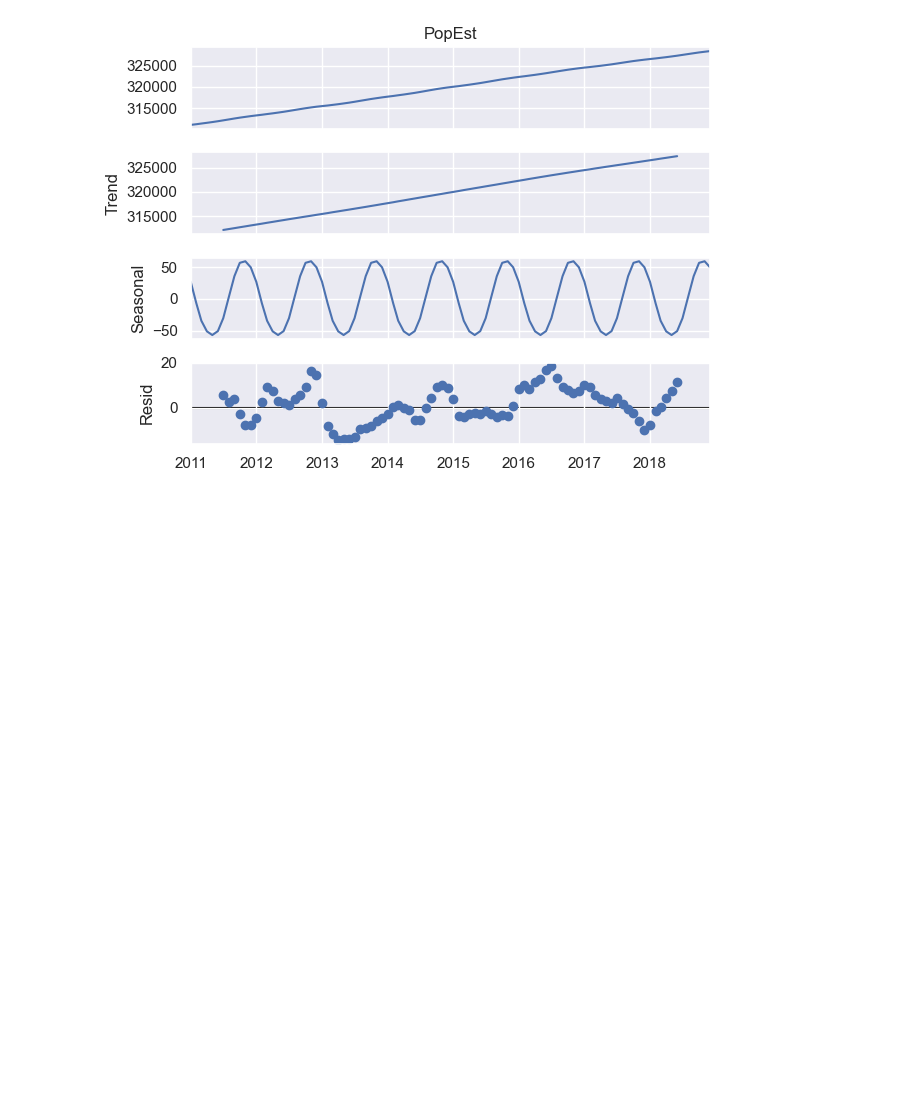
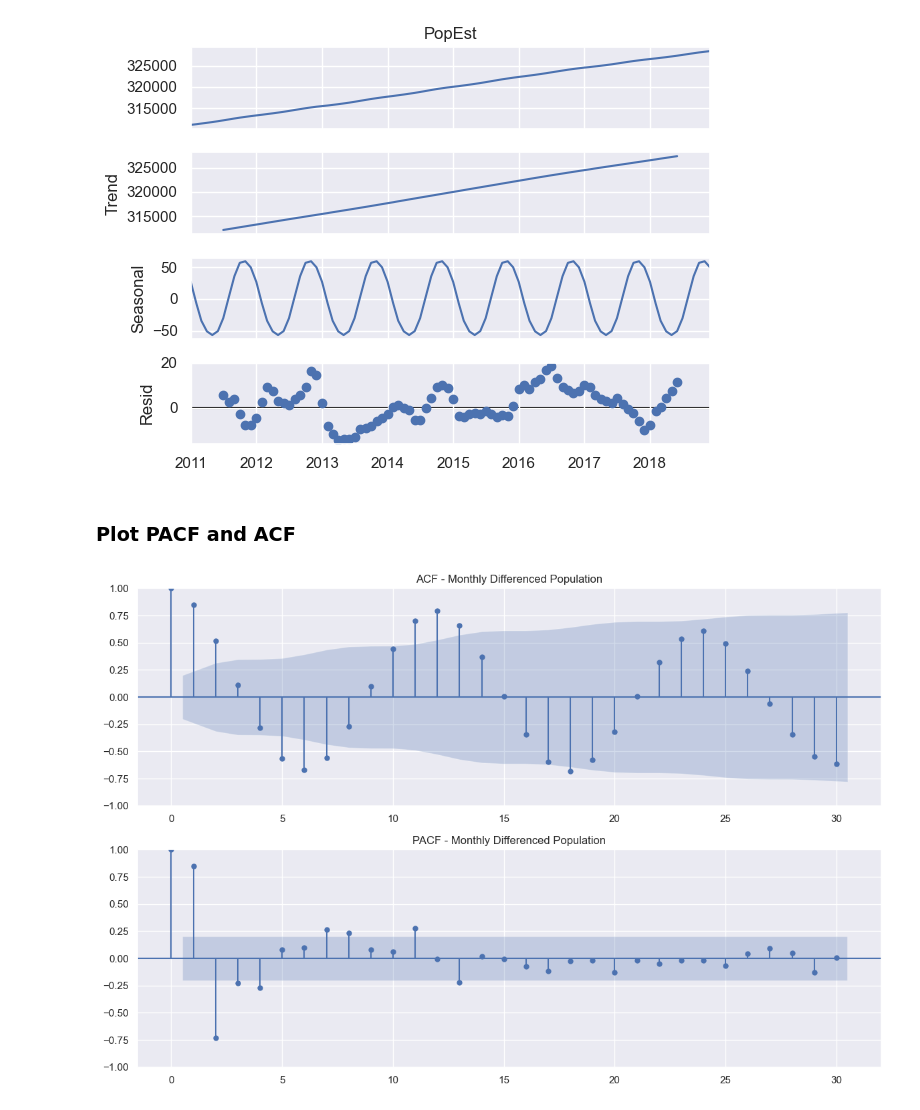
Before and after one commit to BenjaSar/AdST, a Jupyter notebook: tp_final.ipynb, the cells around one changed output. Saved outputs shown, nothing was run; the diff lists cells and outputs as text; code cells hidden in the pictures; blank space fills up the shorter version.

Commit message:
The pacf and acf diagraman were added.

```diff
--- a/tp_final.ipynb
+++ b/tp_final.ipynb
@@ -126,3 +126,23 @@ decomposition.plot()
 plt.show()
 # %% [output]
 [figure]
+# %% [markdown]
+### Plot PACF and ACF
+# %%
+df_mod['diff'] = df_mod['PopEst'].diff()
+# %%
+## Plot acf and pacf
+fig, ax = plt.subplots(2, 1, figsize=(12, 8))
+
+# ACF
+plot_acf(df_mod['diff'].dropna(), ax=ax[0], lags=30)
+ax[0].set_title("ACF - Monthly Differenced Population")
+
+# PACF plot
+plot_pacf(df_mod['diff'].dropna(), ax=ax[1], lags=30, method='ywm')
+ax[1].set_title("PACF - Monthly Differenced Population")
+
+plt.tight_layout()
+plt.show()
+# %% [output]
+[figure, added]
```
Also changed, not shown: parts of 1 cell of this notebook, 1 other file.
